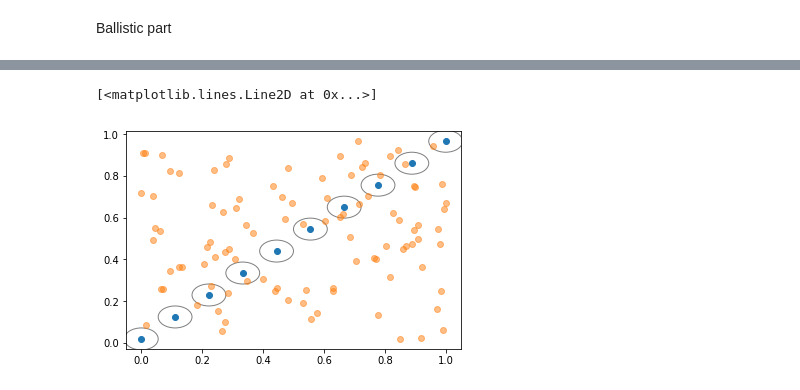
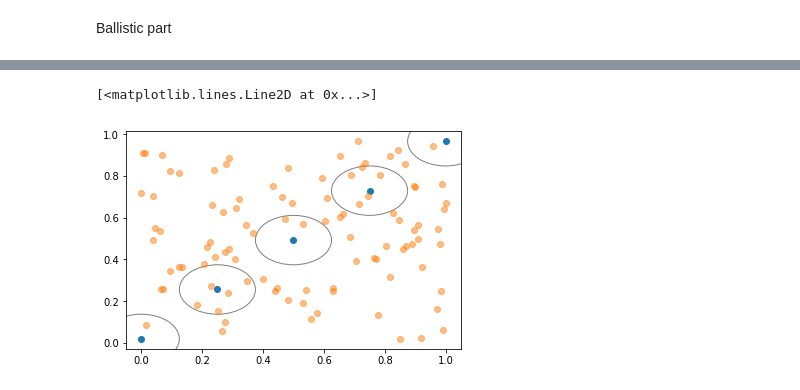
Before and after one commit to romainrey/ANN_DD2437, a Jupyter notebook: Labs_Code/Lab2/Lab 2.ipynb, the cells around one changed output, grey strips where cells are left out. Drawn from its saved outputs; the diff is of its cells as text; code cells hidden in the pictures.

```diff
--- a/Labs_Code/Lab2/Lab 2.ipynb
+++ b/Labs_Code/Lab2/Lab 2.ipynb
@@ -537,0 +564,7 @@ def rbf_sequential_epochs_test(x_train, y_train, x_test, y_test, n_hidden, epoch
+# %%
+result = rbf_sequential_epochs(ballist_x, ballist_y, balltest_x, balltest_y, 5, 20, 0.1)
+# %%
+error = []
+for i in range(len(balltest[0])):
+    error.append((result[0][i]-balltest[0][1])**2+(result[1][i]-balltest[1][1])**2)
+np.mean(error)
@@ -538,15 +582,15 @@ def rbf_sequential_epochs_test(x_train, y_train, x_test, y_test, n_hidden, epoch
 # %%
 from matplotlib.patches import Ellipse
-mu_v, sigma_v = initialize_phi_param_r2(x=ballist_x,n=10)
+mu_v, sigma_v = initialize_phi_param_r2(x=ballist_x,n=5)
 fig, ax = plt.subplots()
 ax.plot(mu_v[0], mu_v[1], 'o')
 ellipses = [Ellipse(xy=(mu_v[0][i],mu_v[1][i]),height=sigma_v[i][1],width=sigma_v[i][0], fill = False, alpha = 0.5) for i in range(len(mu_v[0]))]
 
 for e in ellipses:
     ax.add_artist(e)
 
 ax.plot(ballist_x[0],ballist_x[1], 'o', alpha = 0.5)
 # %% [output]
 [<matplotlib.lines.Line2D at 0x...>]
-[figure, old version]
+[figure, new version]
 # %%
```
Also changed, not shown: parts of 10 cells of this notebook.
